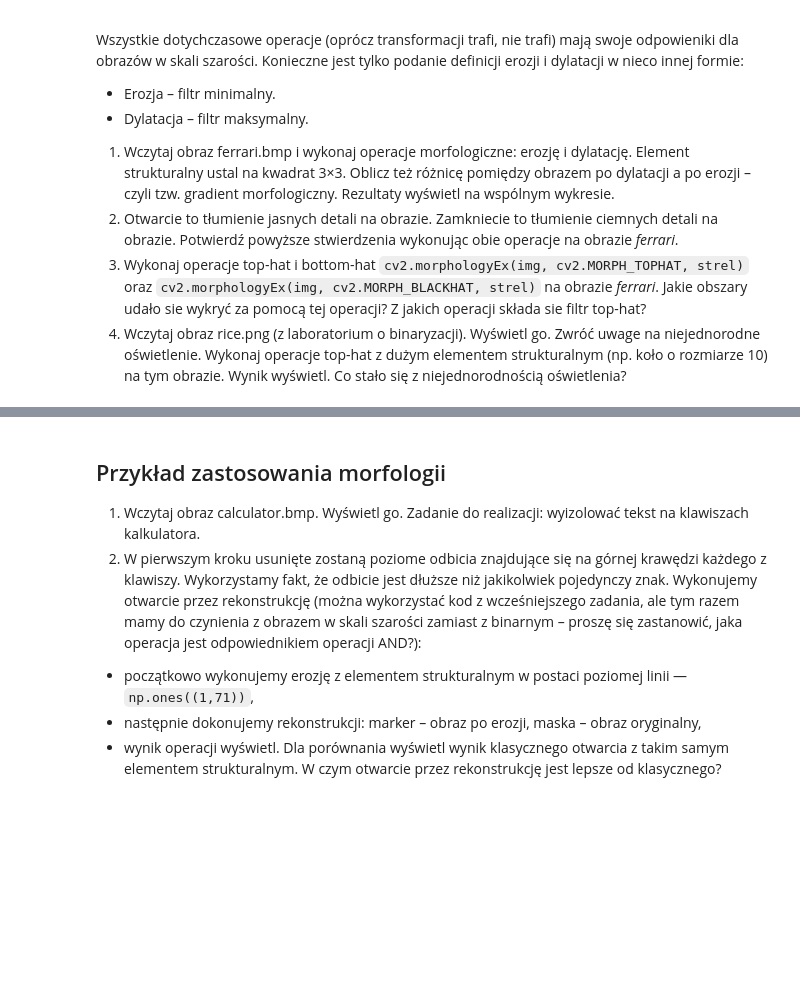
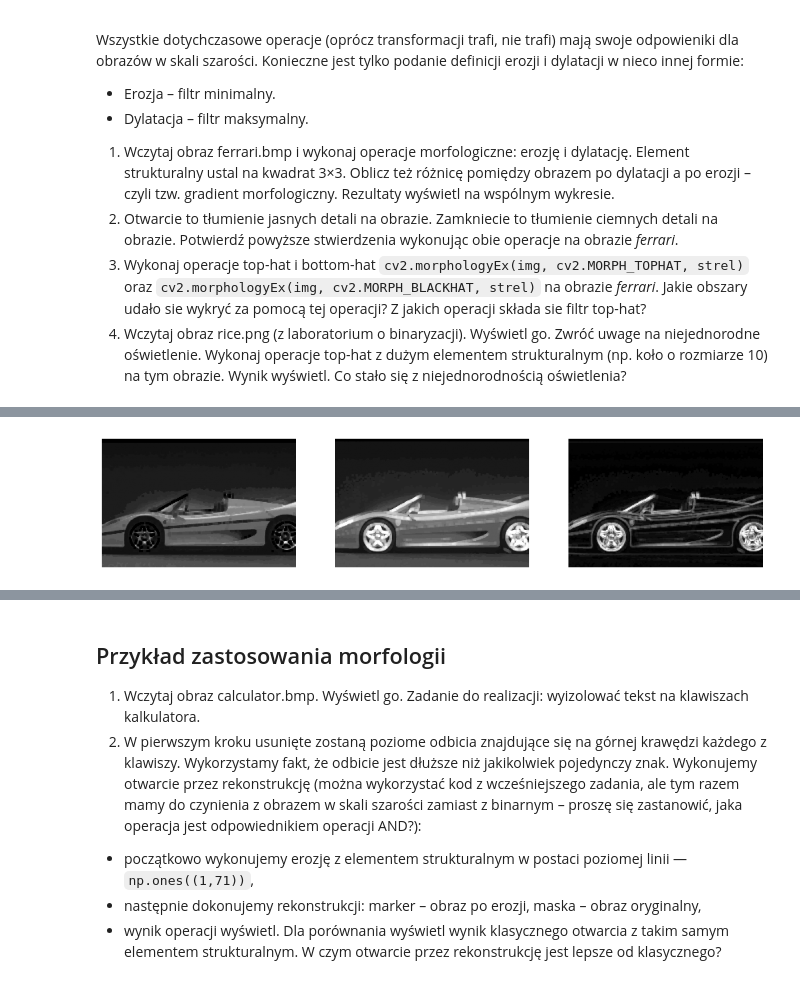
Before and after one commit to JBRS307/WDCPO, a Jupyter notebook: lab7/lab7.ipynb, the cells around one changed output, grey strips where cells are left out. Cells and saved outputs as stored; diff of their text form; code cells hidden in the pictures; blank space fills up the shorter version.

```diff
--- a/lab7/lab7.ipynb
+++ b/lab7/lab7.ipynb
@@ -273,0 +296,7 @@ Wszystkie dotychczasowe operacje (oprócz transformacji trafi, nie trafi) mają
+# %%
+ferrari_erode = cv2.erode(ferrari, kernel3_rect)
+ferrari_dilate = cv2.dilate(ferrari, kernel3_rect)
+diff = np.abs(ferrari_erode.astype(np.int16) - ferrari_dilate.astype(np.int16)).astype(np.uint8)
+imshow_subplt((ferrari_erode, ferrari_dilate, diff), 1, 3)
+# %% [output]
+[figure, added]
```
Also changed, not shown: parts of 20 cells of this notebook.
